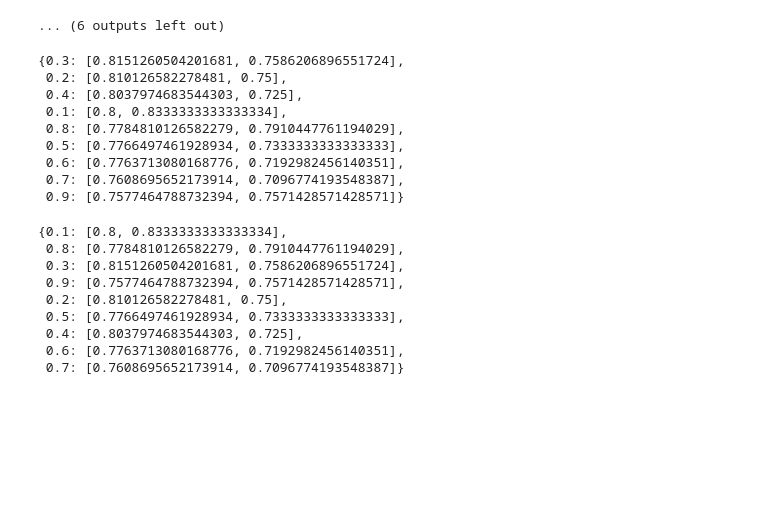
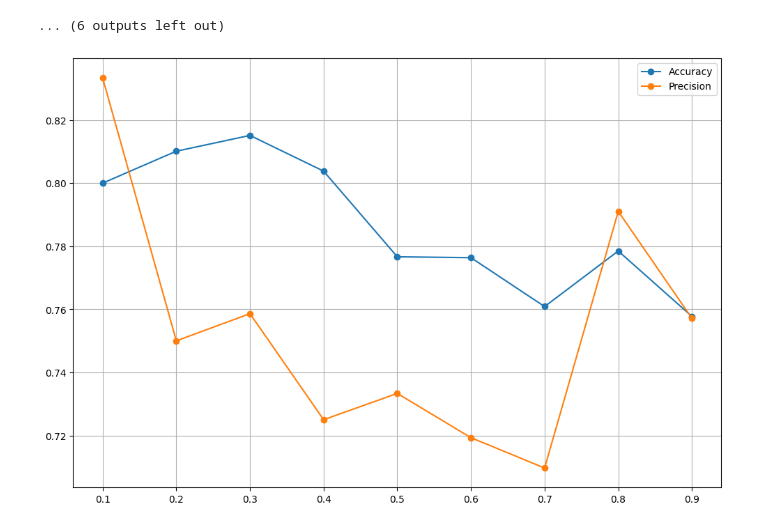
Before and after one commit to egorbeckish/Masters-program, a Jupyter notebook: 1. First Course/Semester 1/Регрессоры/2. Октябрь/23.10.2025/ДЗ/main.ipynb, the cells around one changed output. Cells and saved outputs as stored; diff of their text form; code cells hidden in the pictures; blank space fills up the shorter version.

```diff
--- a/1. First Course/Semester 1/Регрессоры/2. Октябрь/23.10.2025/ДЗ/main.ipynb
+++ b/1. First Course/Semester 1/Регрессоры/2. Октябрь/23.10.2025/ДЗ/main.ipynb
@@ -237,7 +237,12 @@ def f(x, model: LogisticRegression):
 # %%
 x_model = np.linspace(-100, 400, 1000)
 # %%
-test_sizes = {}
+test_sizes = {
+	"test_size": [],
+	"accuracy": [],
+	"precision": [],
+	"coef": []
+}
 
 for test_procent in range(1, 10):
 	test_size = float(f".{test_procent}")
@@ -252,7 +257,11 @@ for test_procent in range(1, 10):
 	y_pred = LogisticRegression_model.predict(x_test)
 	intercept, coef, f_ = f(x_model, LogisticRegression_model)
 
-	test_sizes[test_size] = [accuracy_score(y_test, y_pred), precision_score(y_test, y_pred)]
+	test_sizes["test_size"] += [test_size]
+	test_sizes["accuracy"] += [accuracy_score(y_test, y_pred)]
+	test_sizes["precision"] += [precision_score(y_test, y_pred)]
+	test_sizes["coef"] += [abs(coef)]
+
 	print(accuracy_score(y_test, y_pred))
 	print(precision_score(y_test, y_pred))
 
@@ -311,27 +320,15 @@ for test_procent in range(1, 10):
 0.7192982456140351
 [figure]
 ... (6 outputs left out)
-# %%
-dict(sorted(list(test_sizes.items()), key=lambda x: x[1][0], reverse=True))
-# %% [output]
-{0.3: [0.8151260504201681, 0.7586206896551724],
- 0.2: [0.810126582278481, 0.75],
- 0.4: [0.8037974683544303, 0.725],
- 0.1: [0.8, 0.8333333333333334],
- 0.8: [0.7784810126582279, 0.7910447761194029],
- 0.5: [0.7766497461928934, 0.7333333333333333],
- 0.6: [0.7763713080168776, 0.7192982456140351],
- 0.7: [0.7608695652173914, 0.7096774193548387],
- 0.9: [0.7577464788732394, 0.7571428571428571]}
-# %%
-dict(sorted(list(test_sizes.items()), key=lambda x: x[1][1], reverse=True))
-# %% [output]
-{0.1: [0.8, 0.8333333333333334],
- 0.8: [0.7784810126582279, 0.7910447761194029],
- 0.3: [0.8151260504201681, 0.7586206896551724],
- 0.9: [0.7577464788732394, 0.7571428571428571],
- 0.2: [0.810126582278481, 0.75],
- 0.5: [0.7766497461928934, 0.7333333333333333],
- 0.4: [0.8037974683544303, 0.725],
- 0.6: [0.7763713080168776, 0.7192982456140351],
- 0.7: [0.7608695652173914, 0.7096774193548387]}
+# %%
+plt.subplots(figsize=(12, 8))
+
+plt.plot(test_sizes["test_size"], test_sizes["accuracy"], "o-", label="Accuracy")
+plt.plot(test_sizes["test_size"], test_sizes["precision"], "o-", label="Precision")
+
+plt.legend()
+plt.grid()
+
+plt.show()
+# %% [output]
+[figure, added]
```
Also changed, not shown: parts of 1 cell of this notebook.
